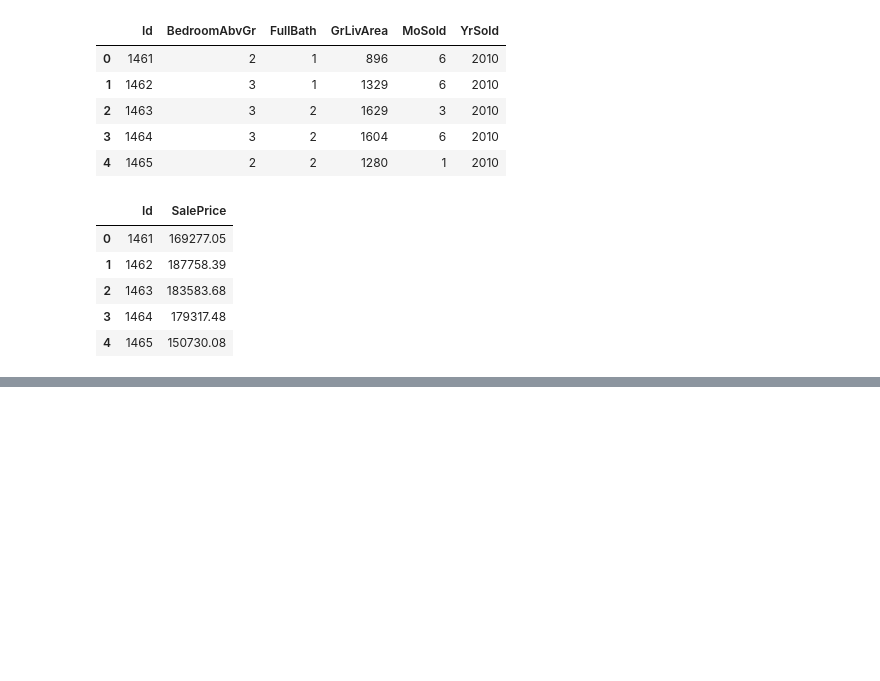
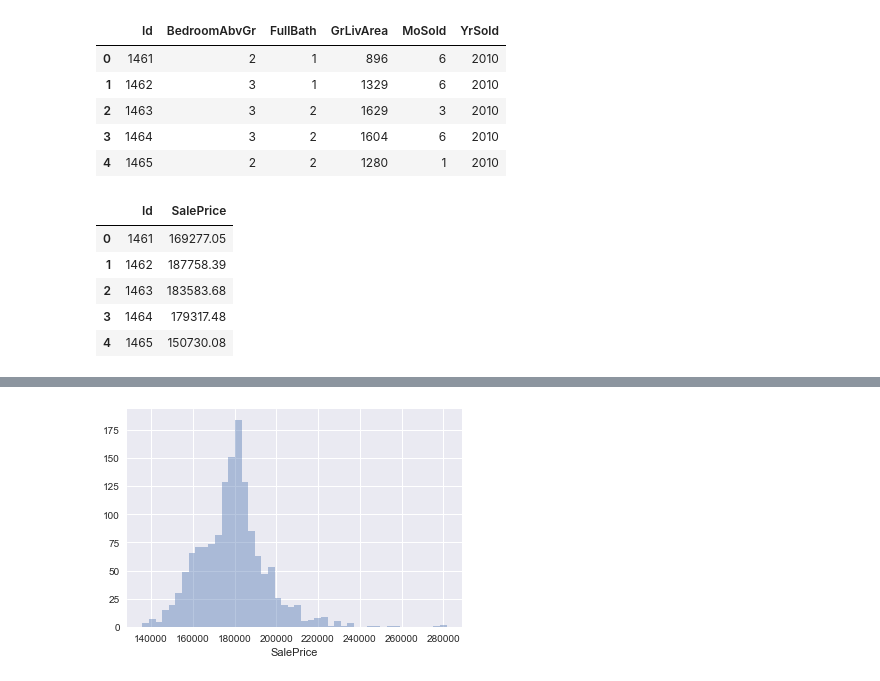
Before and after one commit to AlfredMtz/Springboard, a Jupyter notebook: amesproject.ipynb, the cells around one changed output, grey strips where cells are left out. Cells and saved outputs as stored; diff of their text form; code cells hidden in the pictures; blank space fills up the shorter version.

```diff
--- a/amesproject.ipynb
+++ b/amesproject.ipynb
@@ -310,0 +54,5 @@ weather_d3.head()
+# %%
+# Frequency in house prices
+sns.distplot(h_data['SalePrice'], kde=None);
+# %% [output]
+[figure, added]
```
Also changed, not shown: parts of 38 cells of this notebook.
